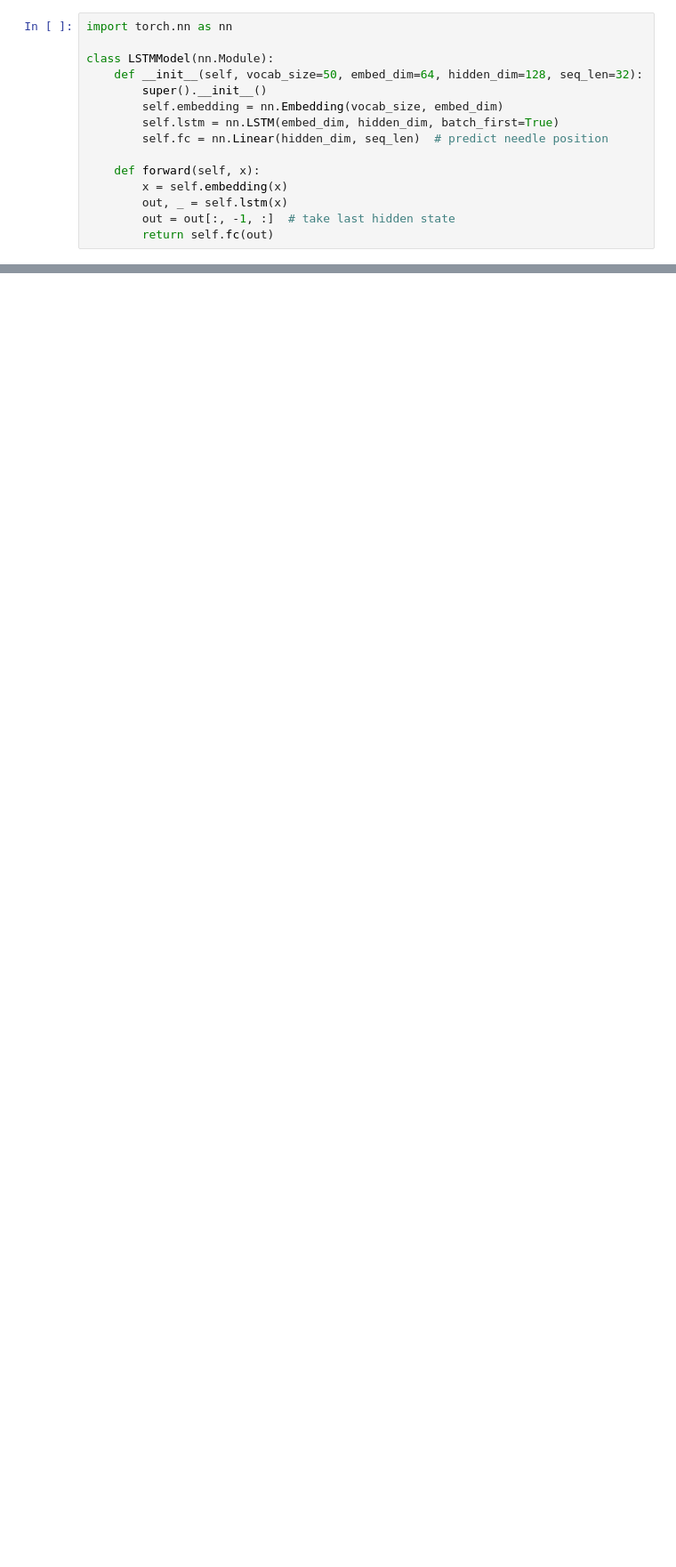
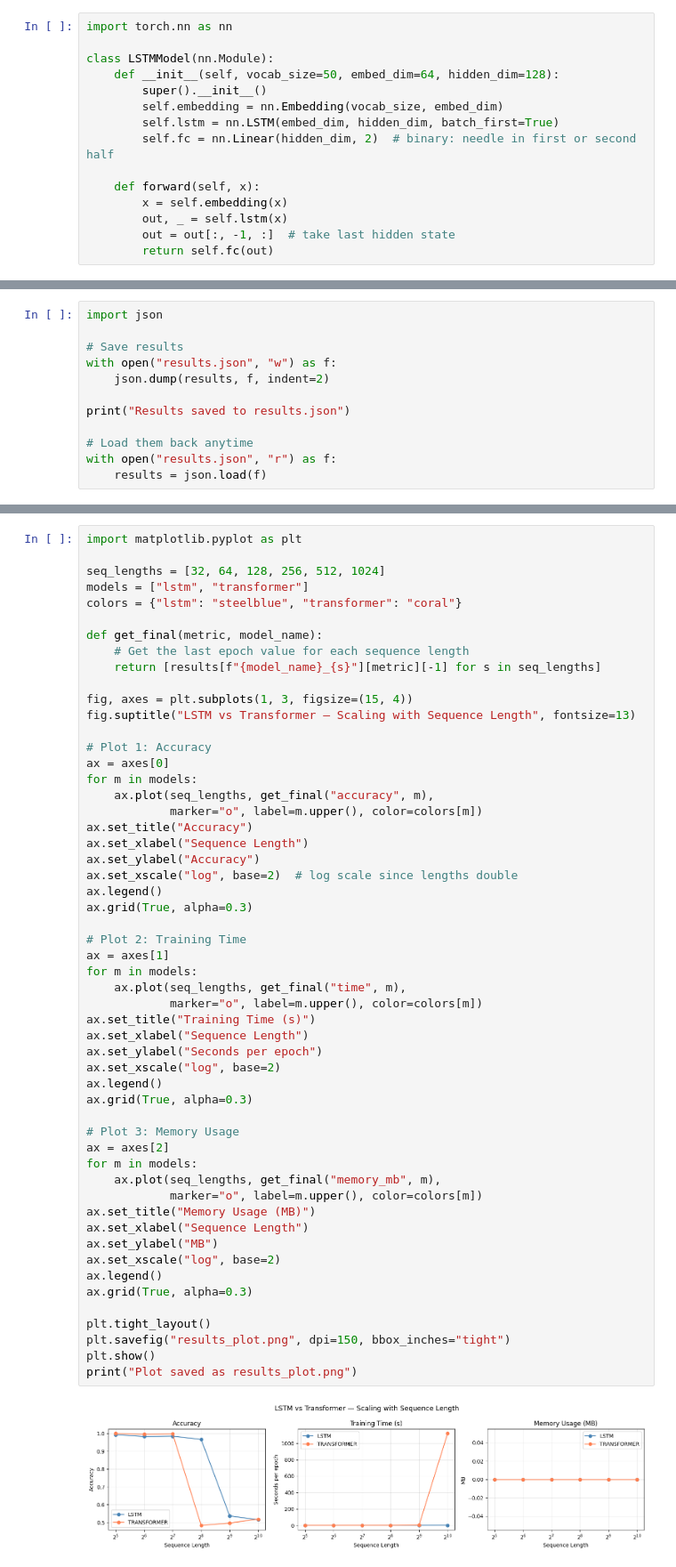
Before and after one commit to prashantsah2061/summer-research, a Jupyter notebook: a.ipynb, the cells around one changed output, grey strips where cells are left out. Shown at 89% size. Cells and saved outputs as stored; diff of their text form; blank space fills up the shorter version.

Commit message:
run all the code and generated json and plot

```diff
--- a/a.ipynb
+++ b/a.ipynb
@@ -41,11 +23,11 @@ tensor([35, 21, 31, 42, 15,  2, 30, 15, 17,  3, 45, 35, 13, 19, 38, 10, 15, 23,
 import torch.nn as nn
 
 class LSTMModel(nn.Module):
-    def __init__(self, vocab_size=50, embed_dim=64, hidden_dim=128, seq_len=32):
+    def __init__(self, vocab_size=50, embed_dim=64, hidden_dim=128):
         super().__init__()
         self.embedding = nn.Embedding(vocab_size, embed_dim)
         self.lstm = nn.LSTM(embed_dim, hidden_dim, batch_first=True)
-        self.fc = nn.Linear(hidden_dim, seq_len)  # predict needle position
+        self.fc = nn.Linear(hidden_dim, 2)  # binary: needle in first or second half
 
     def forward(self, x):
         x = self.embedding(x)
@@ -54,0 +146,12 @@ class LSTMModel(nn.Module):
+# %%
+import json
+
+# Save results
+with open("results.json", "w") as f:
+    json.dump(results, f, indent=2)
+
+print("Results saved to results.json")
+
+# Load them back anytime
+with open("results.json", "r") as f:
+    results = json.load(f)
@@ -54,0 +160,56 @@ class LSTMModel(nn.Module):
+# %%
+import matplotlib.pyplot as plt
+
+seq_lengths = [32, 64, 128, 256, 512, 1024]
+models = ["lstm", "transformer"]
+colors = {"lstm": "steelblue", "transformer": "coral"}
+
+def get_final(metric, model_name):
+    # Get the last epoch value for each sequence length
+    return [results[f"{model_name}_{s}"][metric][-1] for s in seq_lengths]
+
+fig, axes = plt.subplots(1, 3, figsize=(15, 4))
+fig.suptitle("LSTM vs Transformer — Scaling with Sequence Length", fontsize=13)
+
+# Plot 1: Accuracy
+ax = axes[0]
+for m in models:
+    ax.plot(seq_lengths, get_final("accuracy", m),
+            marker="o", label=m.upper(), color=colors[m])
+ax.set_title("Accuracy")
+ax.set_xlabel("Sequence Length")
+ax.set_ylabel("Accuracy")
+ax.set_xscale("log", base=2)  # log scale since lengths double
+ax.legend()
+ax.grid(True, alpha=0.3)
+
+# Plot 2: Training Time
+ax = axes[1]
+for m in models:
+    ax.plot(seq_lengths, get_final("time", m),
+            marker="o", label=m.upper(), color=colors[m])
+ax.set_title("Training Time (s)")
+ax.set_xlabel("Sequence Length")
+ax.set_ylabel("Seconds per epoch")
+ax.set_xscale("log", base=2)
+ax.legend()
+ax.grid(True, alpha=0.3)
+
+# Plot 3: Memory Usage
+ax = axes[2]
+for m in models:
+    ax.plot(seq_lengths, get_final("memory_mb", m),
+            marker="o", label=m.upper(), color=colors[m])
+ax.set_title("Memory Usage (MB)")
+ax.set_xlabel("Sequence Length")
+ax.set_ylabel("MB")
+ax.set_xscale("log", base=2)
+ax.legend()
+ax.grid(True, alpha=0.3)
+
+plt.tight_layout()
+plt.savefig("results_plot.png", dpi=150, bbox_inches="tight")
+plt.show()
+print("Plot saved as results_plot.png")
+# %% [output]
+[figure, added]
```
Also changed, not shown: parts of 8 cells of this notebook, 2 other files.
